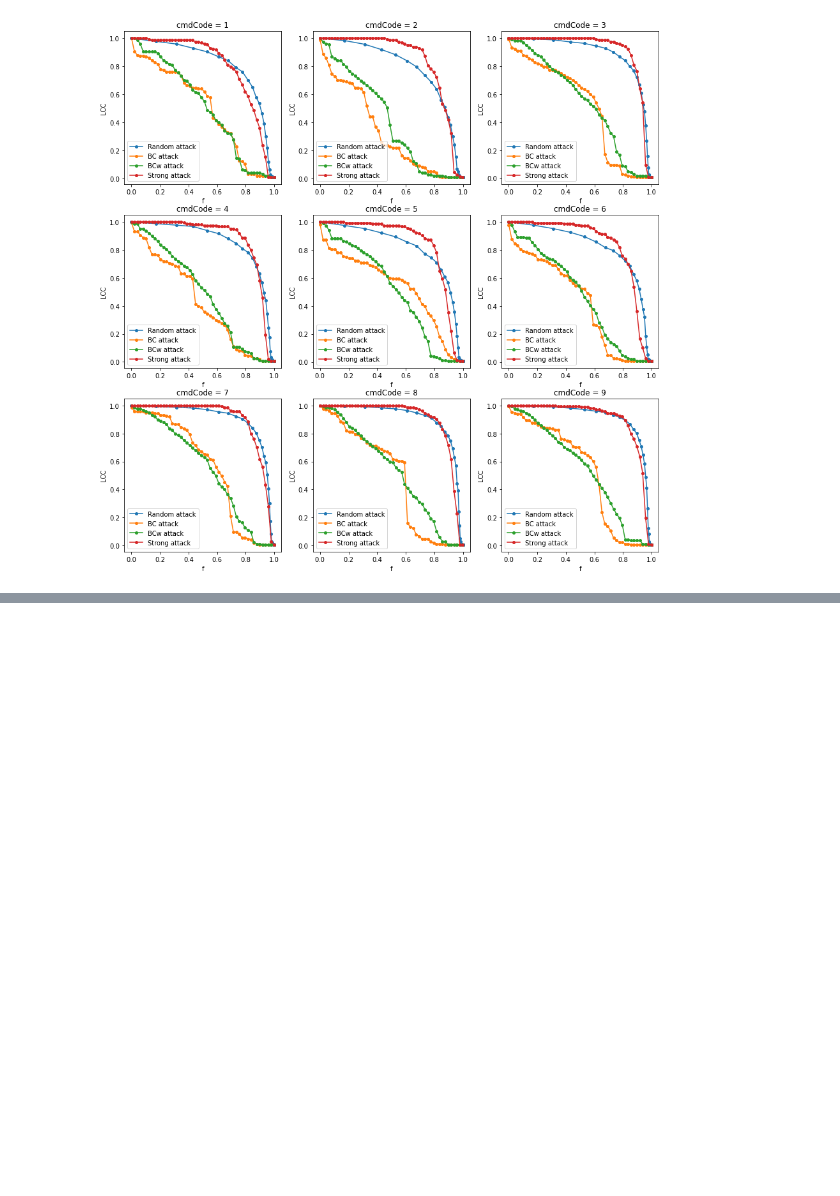
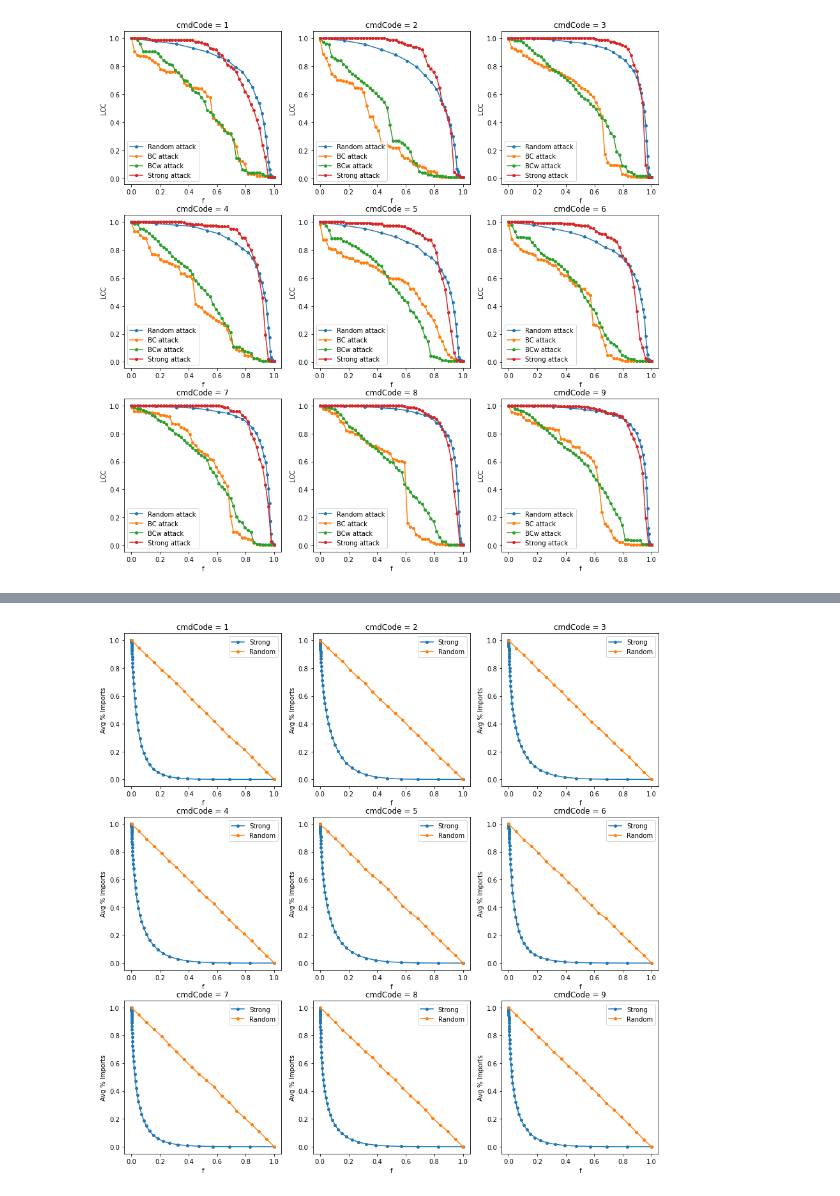
Before and after one commit to eigen-carmona/net-sci-project, a Jupyter notebook: Robustness.ipynb, the cells around one changed output, grey strips where cells are left out. Cells and saved outputs as stored; diff of their text form; code cells hidden in the pictures; blank space fills up the shorter version.

```diff
--- a/Robustness.ipynb
+++ b/Robustness.ipynb
@@ -315,0 +374,19 @@ plt.show()
+# %%
+fig, ax = plt.subplots(3,3, figsize=[15,15])
+
+fields = ['yr','rt3ISO','pt3ISO','cmdCode','TradeValue']
+df = pd.read_csv("current_data/final_dataset.csv", skipinitialspace = True, usecols = fields)
+
+for comm in range(1,10):
+
+    comm_df = df.loc[(df.cmdCode == comm) & (df.yr == 2015)].reset_index()
+    results = test_robustness2(comm_df, plot=False, cmdLabel=comm)
+    for key in results.keys():
+        ax[(comm-1)//3, (comm-1)%3].plot(results[key][0], results[key][1], '-o', label=key, markersize=4)
+    ax[(comm-1)//3, (comm-1)%3].set_xlabel('f')
+    ax[(comm-1)//3, (comm-1)%3].set_ylabel('Avg % Imports')
+    ax[(comm-1)//3, (comm-1)%3].set_title('cmdCode = '+str(comm))
+    ax[(comm-1)//3, (comm-1)%3].legend()
+plt.show()
+# %% [output]
+[figure, added]
```
Also changed, not shown: parts of 12 cells of this notebook, 1 other file.
